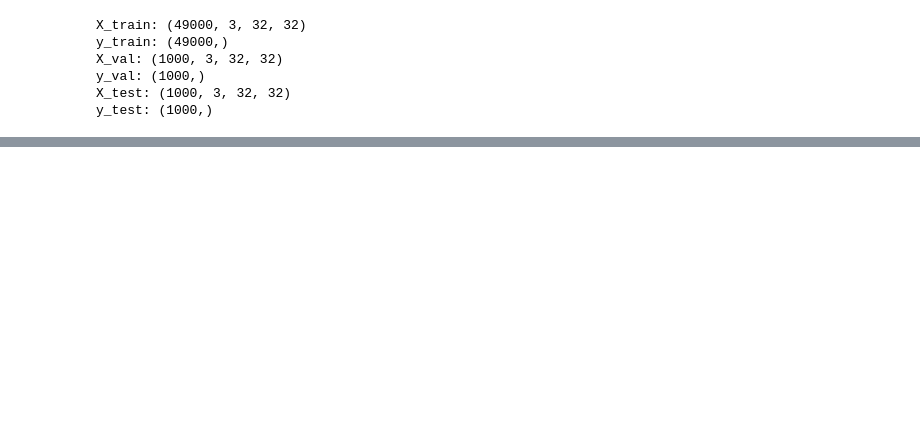
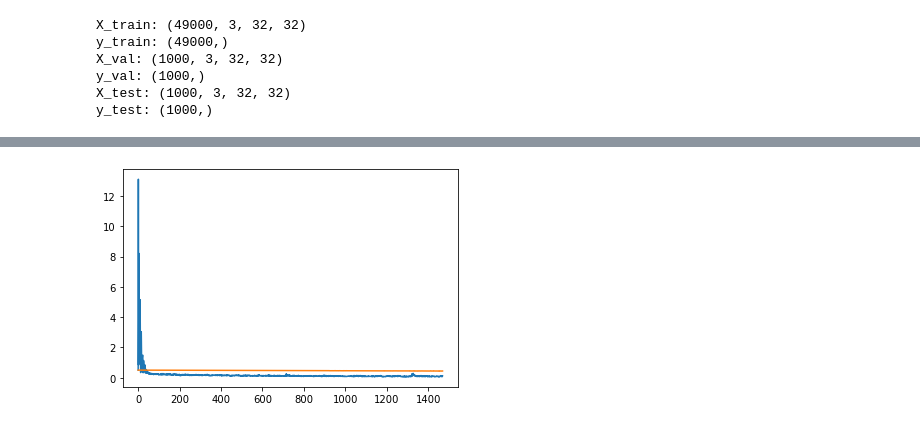
Before and after one commit to elijahspiegel/ConvexLayerwiseLearning, a Jupyter notebook: convexNN_py1.ipynb, the cells around one changed output, grey strips where cells are left out. Drawn from its saved outputs; the diff is of its cells as text; code cells hidden in the pictures; blank space fills up the shorter version.

```diff
--- a/convexNN_py1.ipynb
+++ b/convexNN_py1.ipynb
@@ -351,0 +568,10 @@ KeyboardInterrupt:
+# %%
+plt.clf()
+train_losses = results_cvx[4]
+first_layer_train_loss = train_losses[0]
+second_layer_train_loss = train_losses[1]
+plt.plot(first_layer_train_loss)
+plt.plot(second_layer_train_loss)
+plt.show()
+# %% [output]
+[figure, added]
```
Also changed, not shown: parts of 7 cells of this notebook, 2 other files.
